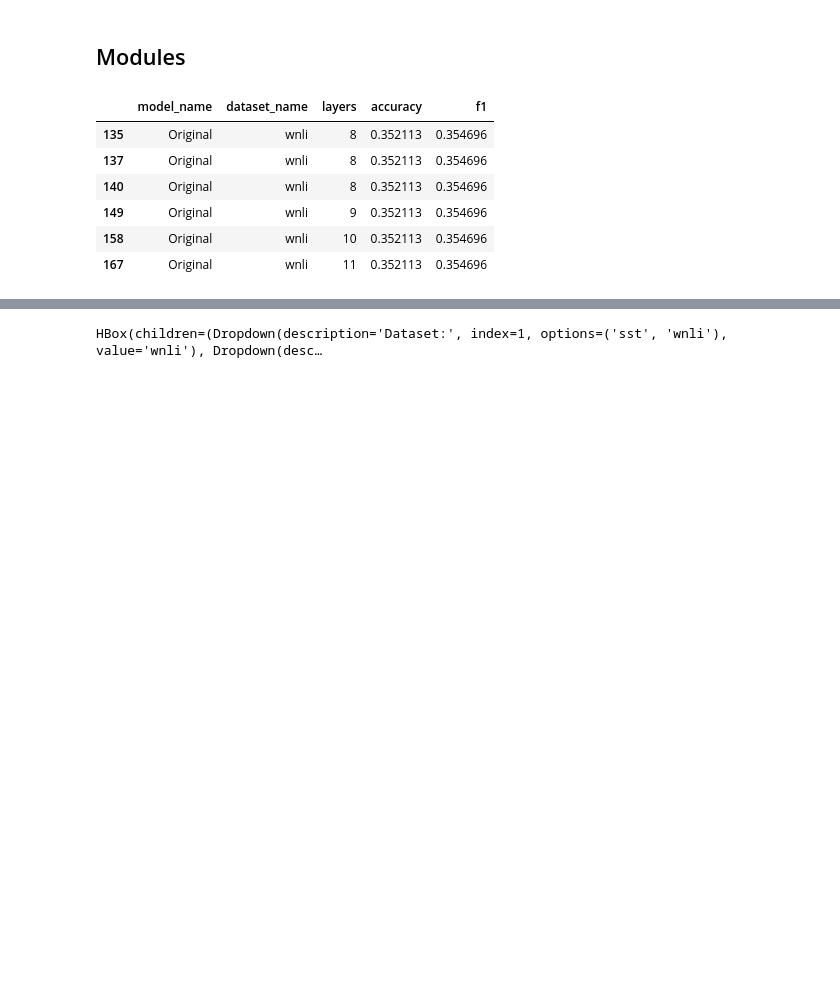
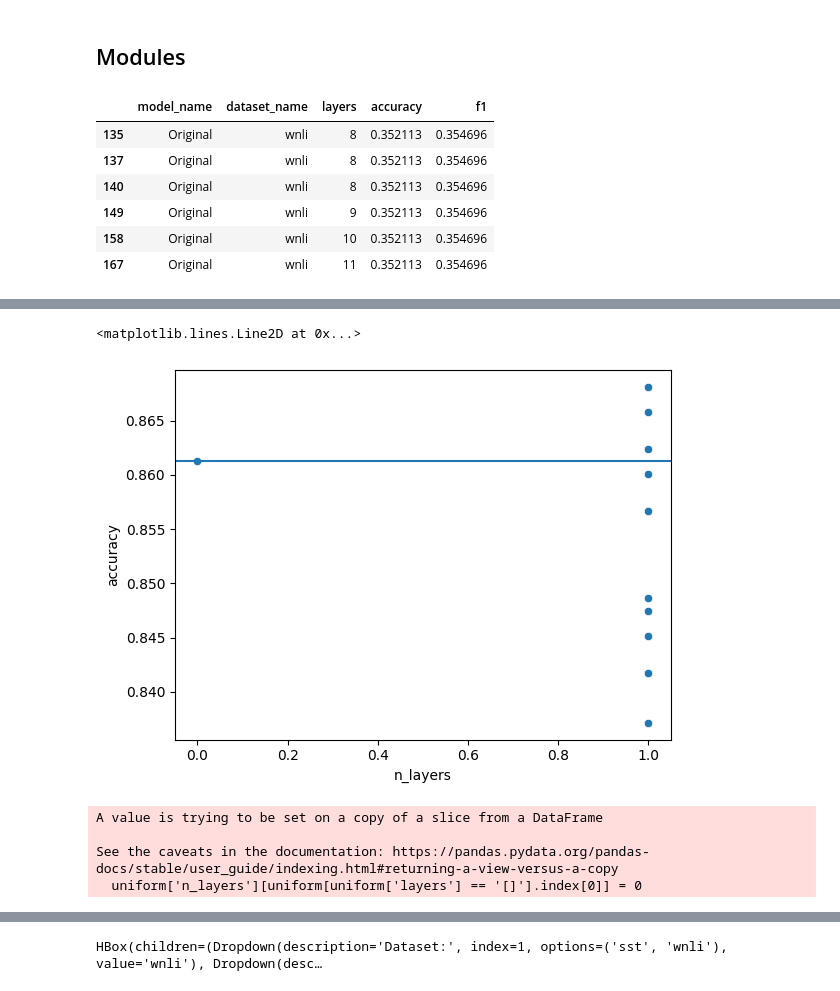
Before and after one commit to JetBrains-Research/effective-inference, a Jupyter notebook: notebooks/Metricks_visualisation.ipynb, the cells around one changed output, grey strips where cells are left out. Cells and saved outputs as stored; diff of their text form; code cells hidden in the pictures; blank space fills up the shorter version.

```diff
--- a/notebooks/Metricks_visualisation.ipynb
+++ b/notebooks/Metricks_visualisation.ipynb
@@ -42,0 +94,17 @@ list(baseline[(baseline['model_name']=='Original')&(baseline['dataset_name']=='w
+# %%
+data = pd.read_csv(f'{config.data.data_path}/window_data_full_train.csv', index_col = [0])
+sns.scatterplot(x='n_layers', y='accuracy', data=data)
+plt.axhline(list(data[data['n_layers']==0]['accuracy'])[0])
+# %% [output]
+<matplotlib.lines.Line2D at 0x...>
+[figure, added]
+# %%
+uniform = pd.read_csv(f'{config.data.data_path}/baseline_uniform_data.csv', index_col = [0])
+uniform['n_layers'] = uniform['layers'].apply(lambda x: x.count(',') + 1)
+uniform = uniform.reset_index(drop = True)
+uniform['n_layers'][uniform[uniform['layers'] == '[]'].index[0]] = 0
+# %% [output]
+A value is trying to be set on a copy of a slice from a DataFrame
+
+See the caveats in the documentation: https://pandas.pydata.org/pandas-docs/stable/user_guide/indexing.html#returning-a-view-versus-a-copy
+  uniform['n_layers'][uniform[uniform['layers'] == '[]'].index[0]] = 0
```
Also changed, not shown: parts of 15 cells of this notebook.
